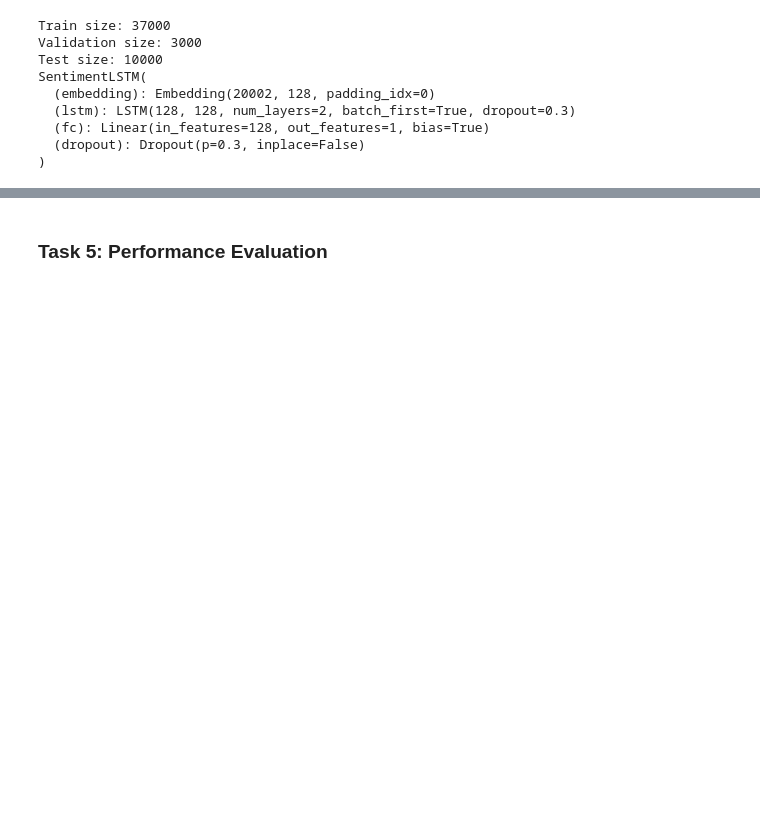
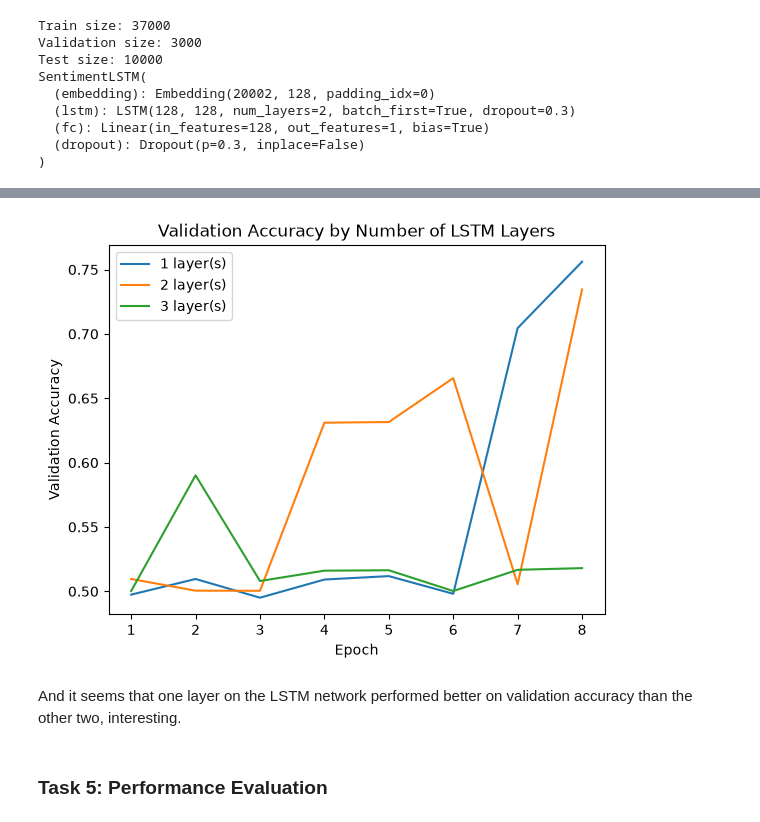
Before and after one commit to lhalcomb/LSTMTextClassification, a Jupyter notebook: prjct2.ipynb, the cells around one changed output, grey strips where cells are left out. Saved outputs shown, nothing was run; the diff lists cells and outputs as text; code cells hidden in the pictures; blank space fills up the shorter version.

```diff
--- a/prjct2.ipynb
+++ b/prjct2.ipynb
@@ -383,7 +383,7 @@ def train_model(model, train_loader, val_loader, criterion, optimizer, num_epoch
     return model, history
 
 # Let's start off with 5 epochs and train the model here
-NUM_EPOCHS = 5
+NUM_EPOCHS = 8
 
 model, history = train_model(
     model,
@@ -398,2 +500,15 @@ KeyboardInterrupt:
+# %%
+# Now let's plot our results
+import matplotlib.pyplot as plt
+
+for n, h in results.items():
+    plt.plot(range(1, len(h["val_acc"]) + 1), h["val_acc"], label=f"{n} layer(s)")
+plt.xlabel("Epoch"); plt.ylabel("Validation Accuracy")
+plt.title("Validation Accuracy by Number of LSTM Layers")
+plt.legend(); plt.show()
+# %% [output]
+[figure, added]
+# %% [markdown]
+And it seems that one layer on the LSTM network performed better on validation accuracy than the other two, interesting.
 # %% [markdown]
 ### Task 5: Performance Evaluation
```
Also changed, not shown: parts of 12 cells of this notebook, 4 other files.
